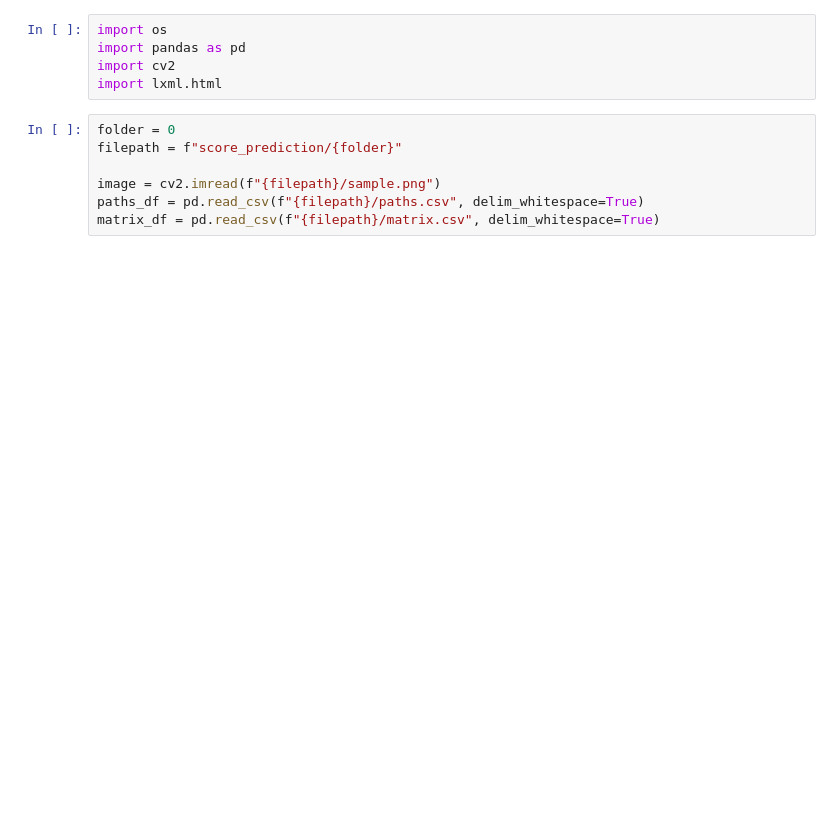
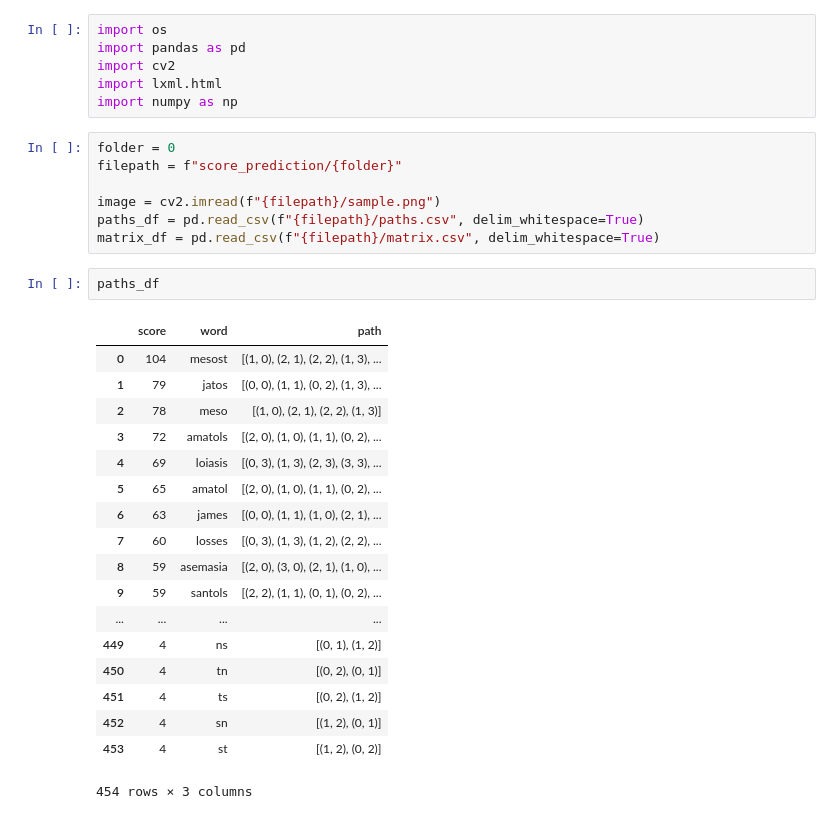
Before and after one commit to williamyang98/WordBlitzBot, a Jupyter notebook: notebooks/Score prediction.ipynb, the cells around one changed output. Cells and saved outputs as stored; diff of their text form; blank space fills up the shorter version.

```diff
--- a/notebooks/Score prediction.ipynb
+++ b/notebooks/Score prediction.ipynb
@@ -3,6 +3,7 @@ import os
 import pandas as pd
 import cv2
 import lxml.html
+import numpy as np
 # %%
 folder = 0
 filepath = f"score_prediction/{folder}"
@@ -10,3 +11,24 @@ filepath = f"score_prediction/{folder}"
 image = cv2.imread(f"{filepath}/sample.png")
 paths_df = pd.read_csv(f"{filepath}/paths.csv", delim_whitespace=True)
 matrix_df = pd.read_csv(f"{filepath}/matrix.csv", delim_whitespace=True)
+# %%
+paths_df
+# %% [output]
+|  | score | word | path |
+| 0 | 104 | mesost | [(1, 0), (2, 1), (2, 2), (1, 3), ... |
+| 1 | 79 | jatos | [(0, 0), (1, 1), (0, 2), (1, 3), ... |
+| 2 | 78 | meso | [(1, 0), (2, 1), (2, 2), (1, 3)] |
+| 3 | 72 | amatols | [(2, 0), (1, 0), (1, 1), (0, 2), ... |
+| 4 | 69 | loiasis | [(0, 3), (1, 3), (2, 3), (3, 3), ... |
+| 5 | 65 | amatol | [(2, 0), (1, 0), (1, 1), (0, 2), ... |
+| 6 | 63 | james | [(0, 0), (1, 1), (1, 0), (2, 1), ... |
+| 7 | 60 | losses | [(0, 3), (1, 3), (1, 2), (2, 2), ... |
+| 8 | 59 | asemasia | [(2, 0), (3, 0), (2, 1), (1, 0), ... |
+| 9 | 59 | santols | [(2, 2), (1, 1), (0, 1), (0, 2), ... |
+| ... | ... | ... | ... |
+| 449 | 4 | ns | [(0, 1), (1, 2)] |
+| 450 | 4 | tn | [(0, 2), (0, 1)] |
+| 451 | 4 | ts | [(0, 2), (1, 2)] |
+| 452 | 4 | sn | [(1, 2), (0, 1)] |
+| 453 | 4 | st | [(1, 2), (0, 2)] |
+454 rows × 3 columns
```
Also changed, not shown: parts of 12 cells of this notebook, 1 other file.
